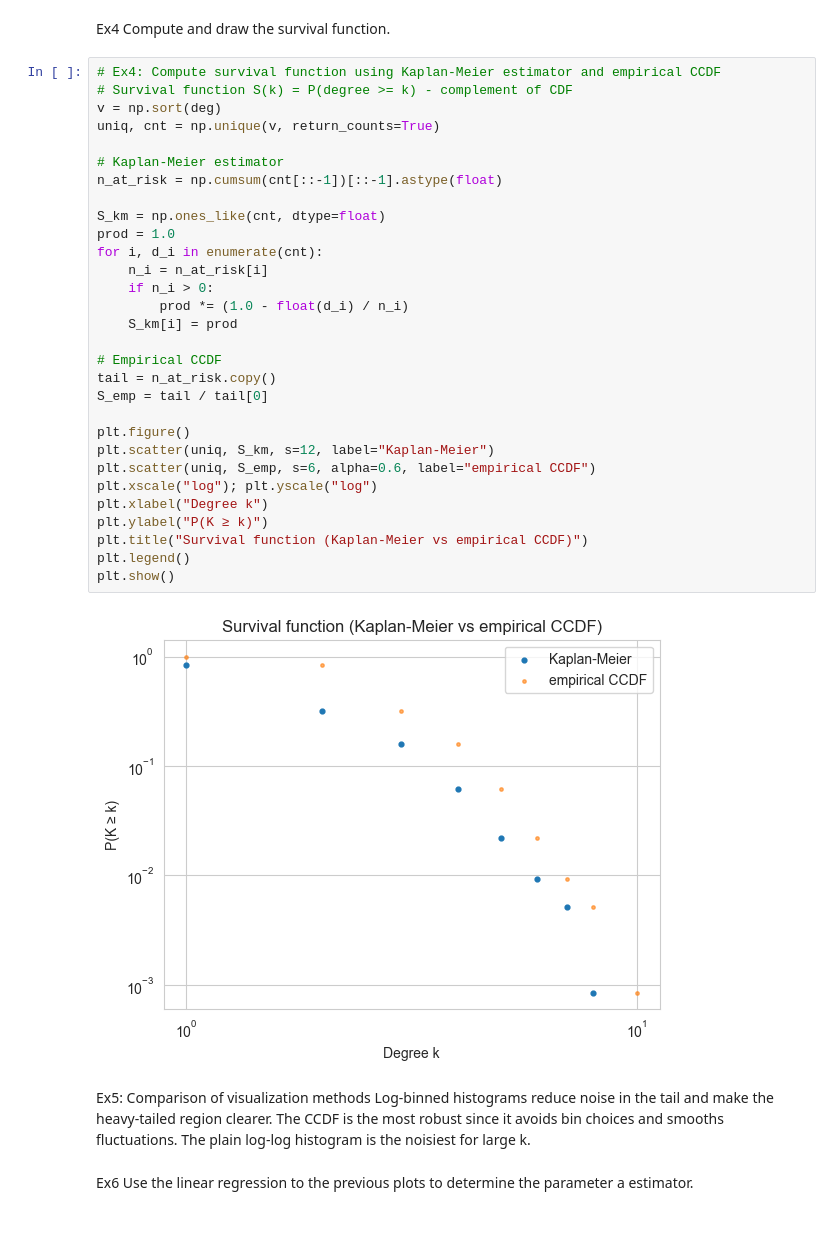
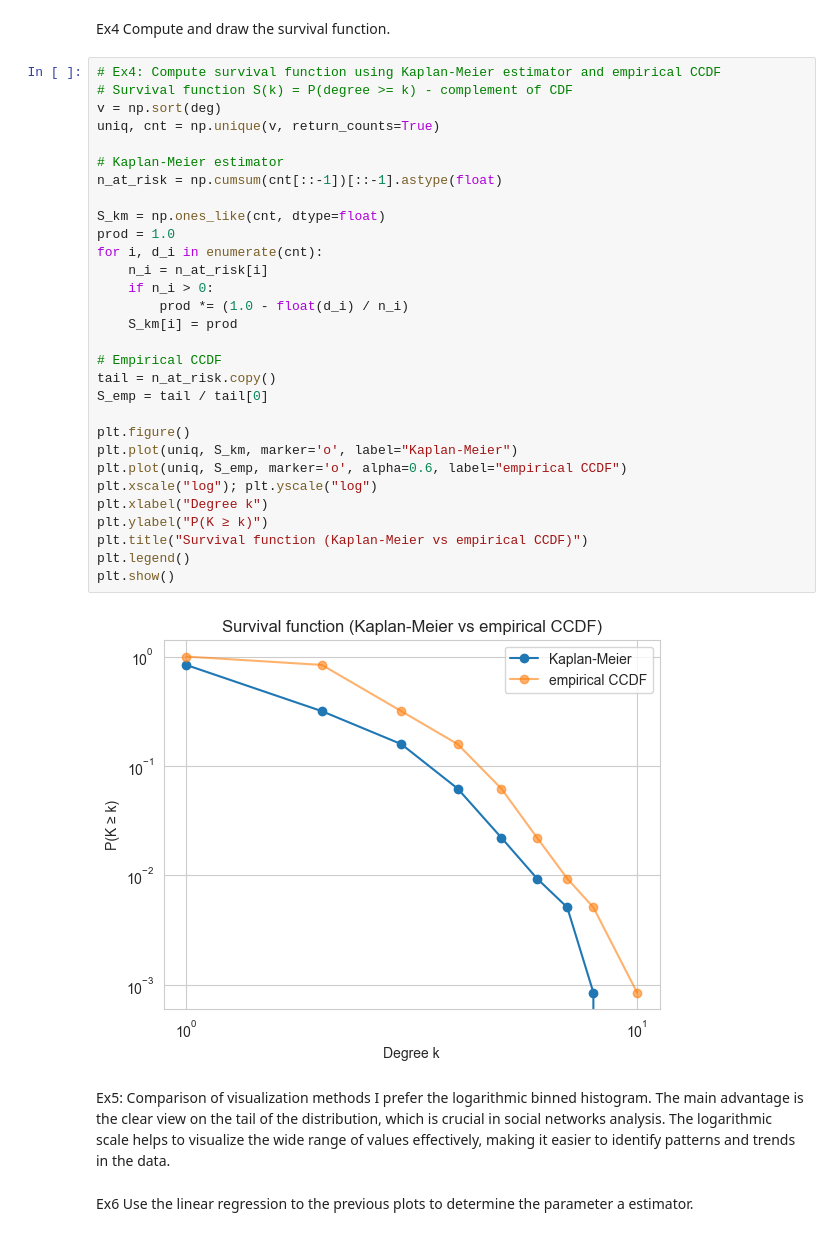
Before and after one commit to bmajosek/SNARS, a Jupyter notebook: p4/p4.ipynb, the cells around one changed output. Drawn from its saved outputs; the diff is of its cells as text.

```diff
--- a/p4/p4.ipynb
+++ b/p4/p4.ipynb
@@ -97,40 +101,38 @@ Ex4 Compute and draw the survival function.
 # %%
 # Ex4: Compute survival function using Kaplan-Meier estimator and empirical CCDF
 # Survival function S(k) = P(degree >= k) - complement of CDF
 v = np.sort(deg)
 uniq, cnt = np.unique(v, return_counts=True)
 
 # Kaplan-Meier estimator
 n_at_risk = np.cumsum(cnt[::-1])[::-1].astype(float)
 
 S_km = np.ones_like(cnt, dtype=float)
 prod = 1.0
 for i, d_i in enumerate(cnt):
     n_i = n_at_risk[i]
     if n_i > 0:
         prod *= (1.0 - float(d_i) / n_i)
     S_km[i] = prod
 
 # Empirical CCDF
 tail = n_at_risk.copy()
 S_emp = tail / tail[0]
 
 plt.figure()
-plt.scatter(uniq, S_km, s=12, label="Kaplan-Meier")
-plt.scatter(uniq, S_emp, s=6, alpha=0.6, label="empirical CCDF")
+plt.plot(uniq, S_km, marker='o', label="Kaplan-Meier")
+plt.plot(uniq, S_emp, marker='o', alpha=0.6, label="empirical CCDF")
 plt.xscale("log"); plt.yscale("log")
 plt.xlabel("Degree k")
 plt.ylabel("P(K ≥ k)")
 plt.title("Survival function (Kaplan-Meier vs empirical CCDF)")
 plt.legend()
 plt.show()
 # %% [output]
-[figure, old version]
+[figure, new version]
-# %% [markdown]
-Ex5: Comparison of visualization methods
-Log-binned histograms reduce noise in the tail and make the heavy-tailed region clearer.
-The CCDF is the most robust since it avoids bin choices and smooths fluctuations.
-The plain log-log histogram is the noisiest for large k.
+# %% [markdown]
+Ex5: Comparison of visualization methods
+I prefer the logarithmic binned histogram. The main advantage is the clear view on the tail of the distribution, which is crucial in social networks analysis. The logarithmic scale helps to visualize the wide range of values effectively, making it easier to identify patterns and trends in the data.
 # %% [markdown]
 Ex6 Use the linear regression to the previous plots to determine the parameter a estimator.
 # %%
```
Also changed, not shown: parts of 7 cells of this notebook, 3 other files.
